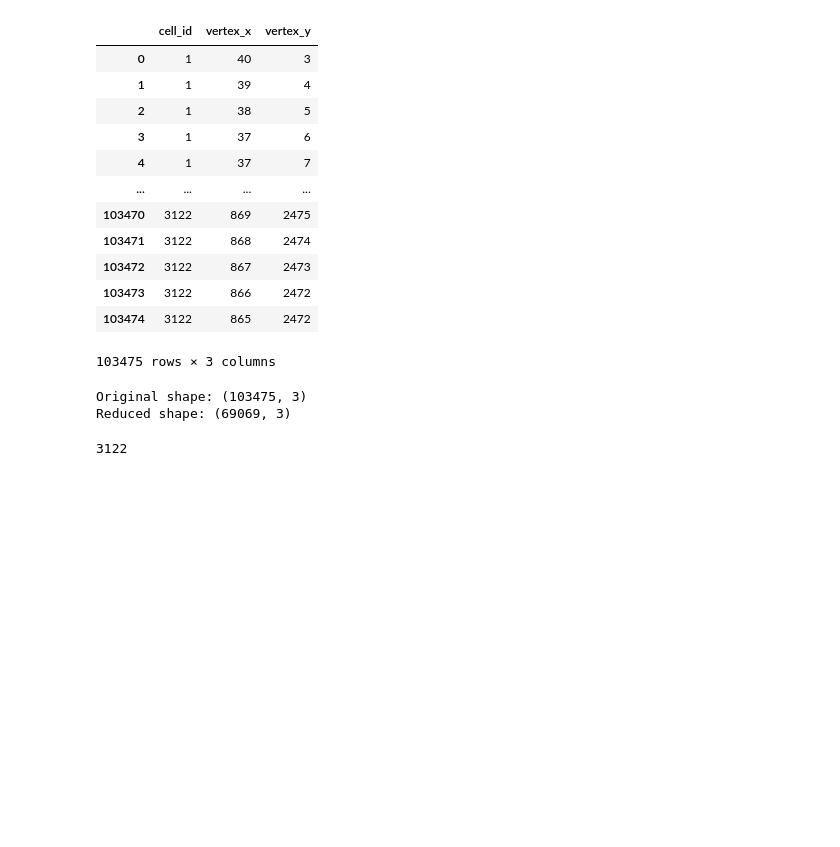
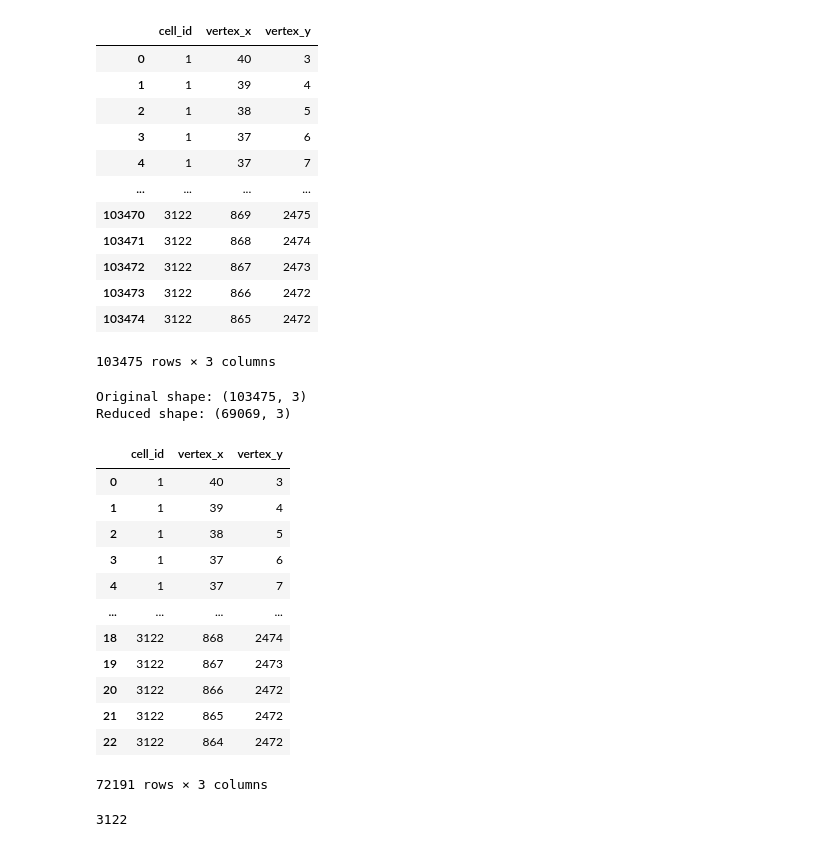
Before and after one commit to xiwang3236/Image_processing_tools, a Jupyter notebook: Solve_conflict.ipynb, the cells around one changed output. Saved outputs shown, nothing was run; the diff lists cells and outputs as text; code cells hidden in the pictures; blank space fills up the shorter version.

```diff
--- a/Solve_conflict.ipynb
+++ b/Solve_conflict.ipynb
@@ -190 +267,17 @@ Reduced shape: (69069, 3)
+# %%
+Outlines_list_final
+# %% [output]
+|  | cell_id | vertex_x | vertex_y |
+| 0 | 1 | 40 | 3 |
+| 1 | 1 | 39 | 4 |
+| 2 | 1 | 38 | 5 |
+| 3 | 1 | 37 | 6 |
+| 4 | 1 | 37 | 7 |
+| ... | ... | ... | ... |
+| 18 | 3122 | 868 | 2474 |
+| 19 | 3122 | 867 | 2473 |
+| 20 | 3122 | 866 | 2472 |
+| 21 | 3122 | 865 | 2472 |
+| 22 | 3122 | 864 | 2472 |
+72191 rows × 3 columns
 # %%
```
Also changed, not shown: parts of 18 cells of this notebook.
